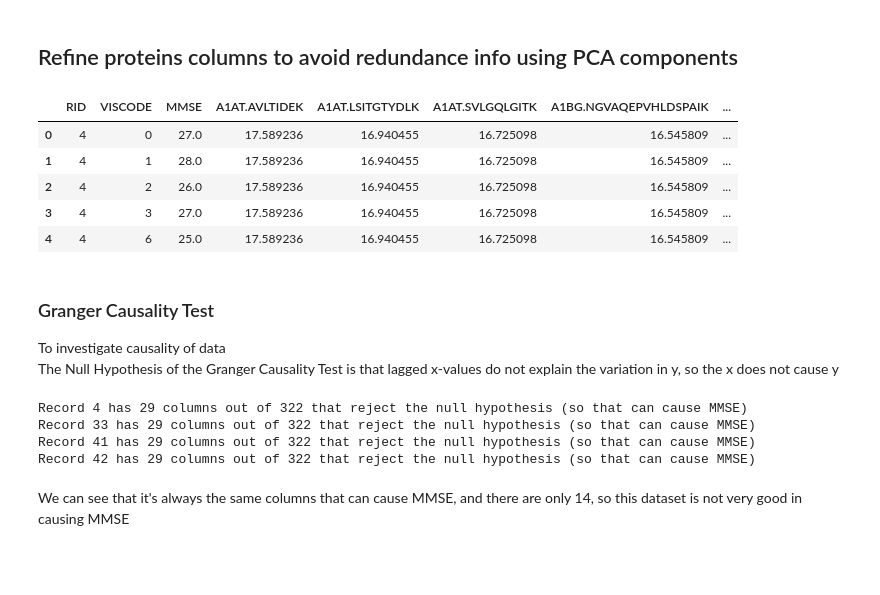
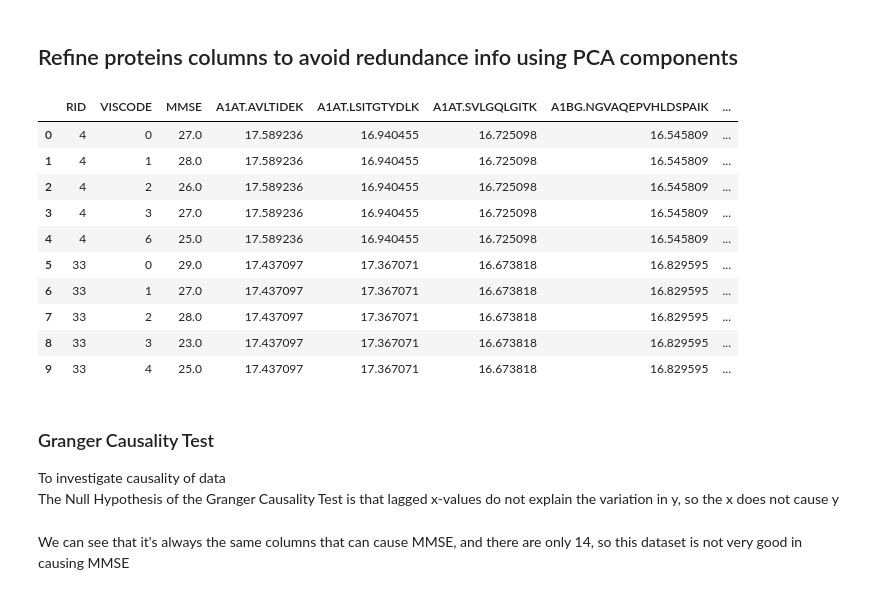
Before and after one commit to MartinMichaux/Predicting-Alzheimer-disease-Classification-Regression-Timeseries-Forecasting, a Jupyter notebook: timeseries/preprocessing.ipynb, the cells around one changed output. Saved outputs shown, nothing was run; the diff lists cells and outputs as text; code cells hidden in the pictures; blank space fills up the shorter version.

```diff
--- a/timeseries/preprocessing.ipynb
+++ b/timeseries/preprocessing.ipynb
@@ -209,52 +209,52 @@ test1.to_csv(r'dataset\test1.csv')
 # %%
 # from sklearn.decomposition import PCA
 
 # # Make an instance of the Model keeping 95% of the features variance is retained
 # pca = PCA(0.95)
 
 # PCA_train = df.drop(columns=['RID','MMSE'])
 # PCA_test = df['MMSE']
 
 # principalComponents = pca.fit_transform(PCA_train)
 # principalDf = pd.DataFrame(data = principalComponents)
 # print('Note that we now have',principalDf.shape[1],'columns instead of',X.shape[1])
 # df = df[['RID','VISCODE','MMSE']]
 
 # df = pd.concat([df.reset_index(drop=True), principalDf.reset_index(drop=True)], axis=1)
-df.head()
+df.head(10)
 # %% [output]
 |  | RID | VISCODE | MMSE | A1AT.AVLTIDEK | A1AT.LSITGTYDLK | A1AT.SVLGQLGITK | A1BG.NGVAQEPVHLDSPAIK | ... |
 | 0 | 4 | 0 | 27.0 | 17.589236 | 16.940455 | 16.725098 | 16.545809 | ... |
 | 1 | 4 | 1 | 28.0 | 17.589236 | 16.940455 | 16.725098 | 16.545809 | ... |
 | 2 | 4 | 2 | 26.0 | 17.589236 | 16.940455 | 16.725098 | 16.545809 | ... |
 | 3 | 4 | 3 | 27.0 | 17.589236 | 16.940455 | 16.725098 | 16.545809 | ... |
 | 4 | 4 | 6 | 25.0 | 17.589236 | 16.940455 | 16.725098 | 16.545809 | ... |
+| 5 | 33 | 0 | 29.0 | 17.437097 | 17.367071 | 16.673818 | 16.829595 | ... |
+| 6 | 33 | 1 | 27.0 | 17.437097 | 17.367071 | 16.673818 | 16.829595 | ... |
+| 7 | 33 | 2 | 28.0 | 17.437097 | 17.367071 | 16.673818 | 16.829595 | ... |
+| 8 | 33 | 3 | 23.0 | 17.437097 | 17.367071 | 16.673818 | 16.829595 | ... |
+| 9 | 33 | 4 | 25.0 | 17.437097 | 17.367071 | 16.673818 | 16.829595 | ... |
 # %% [markdown]
 ### Granger Causality Test
 To investigate causality of data\
 The Null Hypothesis of the Granger Causality Test is that lagged x-values do not explain the variation in y, so the x does not cause y
 # %%
-from statsmodels.tsa.stattools import grangercausalitytests
+# from statsmodels.tsa.stattools import grangercausalitytests
 
-count=0
-for rid in df['RID'].unique():
-    rej_count = 0
-    for col in df.loc[df['RID']==rid].columns:
-        test_result = grangercausalitytests(df[[col,'MMSE']], maxlag=20, verbose=False)
-        p_values = [round(test_result[i+1][0]['ssr_chi2test'][1],4) for i in range(20)]
-        min_p_value = np.min(p_values)
-        if min_p_value<=0.05:
-            rej_count+=1
-    count+=1
-    if count>=5:
-        break
+# count=0
+# for rid in df['RID'].unique():
+#     rej_count = 0
+#     for col in df.loc[df['RID']==rid].columns:
+#         test_result = grangercausalitytests(df[[col,'MMSE']], maxlag=20, verbose=False)
+#         p_values = [round(test_result[i+1][0]['ssr_chi2test'][1],4) for i in range(20)]
+#         min_p_value = np.min(p_values)
+#         if min_p_value<=0.05:
+#             rej_count+=1
+#     count+=1
+#     if count>=5:
+#         break
 
-    print('Record',rid,'has',rej_count,'columns out of',df.shape[1]-1,'that reject the null hypothesis (so that can cause MMSE)')
+#     print('Record',rid,'has',rej_count,'columns out of',df.shape[1]-1,'that reject the null hypothesis (so that can cause MMSE)')
-# %% [output]
-Record 4 has 29 columns out of 322 that reject the null hypothesis (so that can cause MMSE)
-Record 33 has 29 columns out of 322 that reject the null hypothesis (so that can cause MMSE)
-Record 41 has 29 columns out of 322 that reject the null hypothesis (so that can cause MMSE)
-Record 42 has 29 columns out of 322 that reject the null hypothesis (so that can cause MMSE)
 # %% [markdown]
 We can see that it's always the same columns that can cause MMSE, and there are only 14, so this dataset is not very good in causing MMSE
 # %% [markdown]
```
Also changed, not shown: parts of 5 cells of this notebook, 17 other files.
